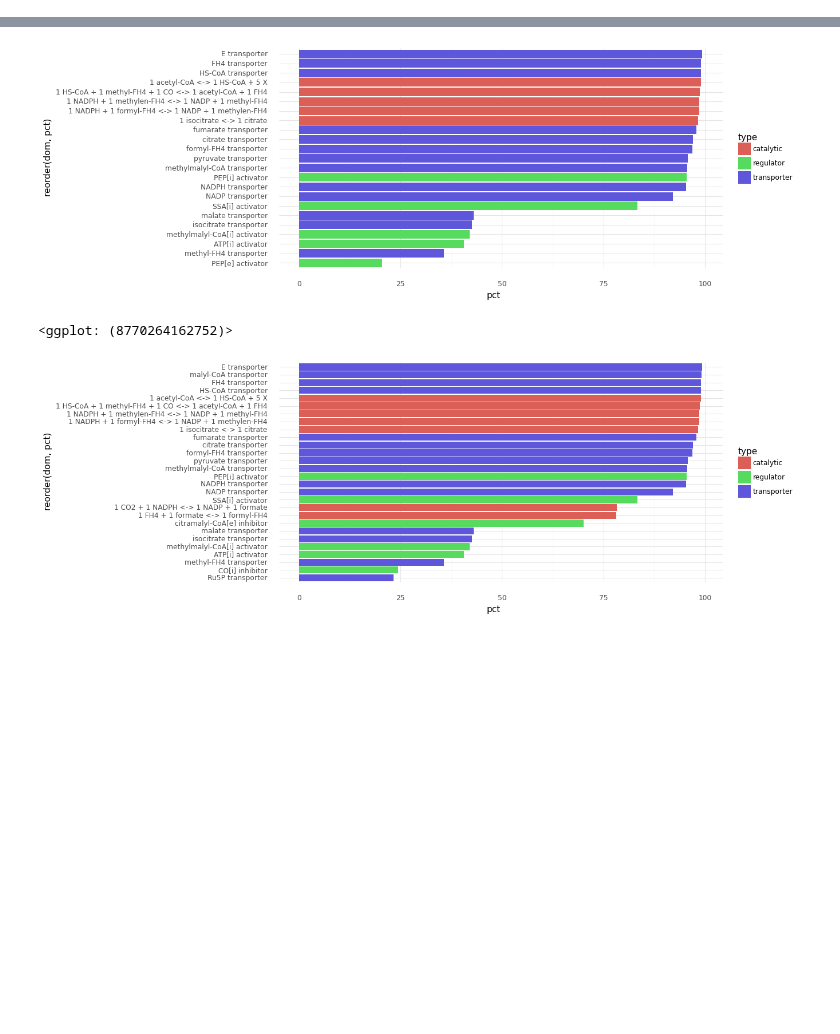
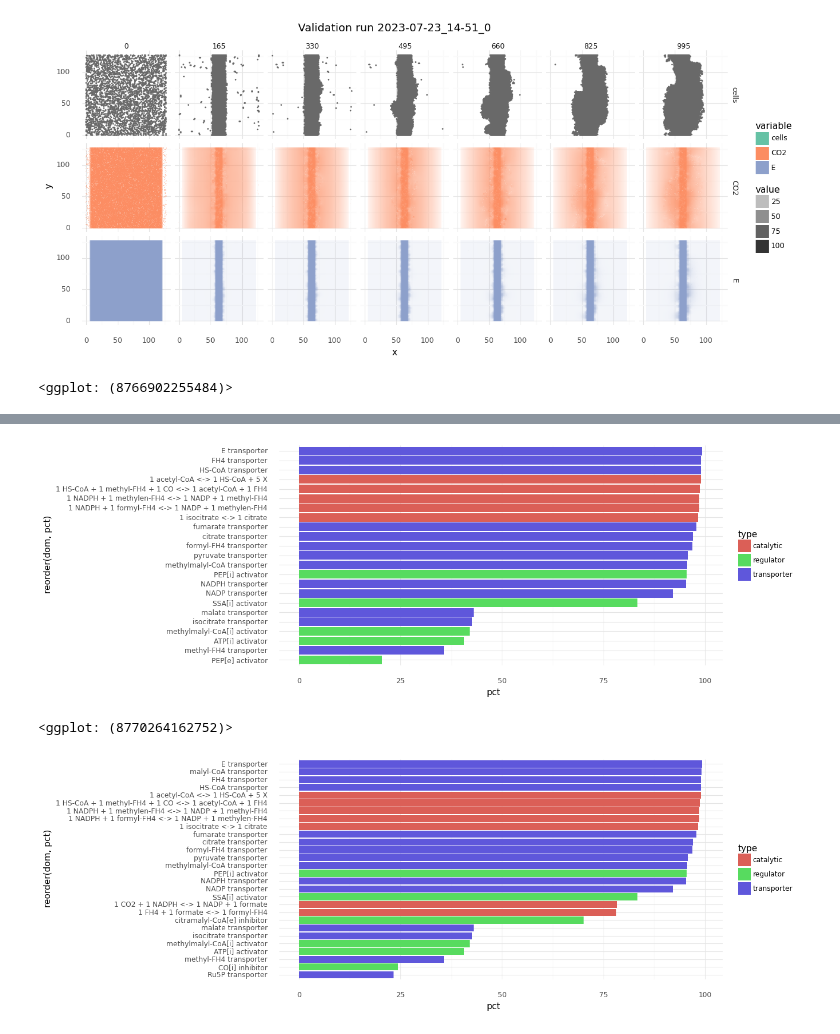
Before and after one commit to mRcSchwering/luca, a Jupyter notebook: e1_co2_fixing/WL_training.ipynb, the cells around one changed output, grey strips where cells are left out. Drawn from its saved outputs; the diff is of its cells as text; code cells hidden in the pictures; blank space fills up the shorter version.

```diff
--- a/e1_co2_fixing/WL_training.ipynb
+++ b/e1_co2_fixing/WL_training.ipynb
@@ -14,0 +132,63 @@ world = ms.World.from_file(rundir=RUNS_DIR)
+# %%
+n = 6
+name = "2023-07-23_14-51_0"
+molecules = ["CO2", "E"]
+
+i = world.chemistry.molname_2_idx["CO"]
+xs, ys = (world.molecule_map[i] > 0.0).argwhere().T.tolist()
+vals = world.molecule_map[i, xs, ys].tolist()
+for x, y, d in zip(xs, ys, vals):
+    records.append({"x": x, "y": y, "CO": d})
+
+
+records = []
+for _, row in hparams.loc[hparams["name"] == name].iterrows():
+    rundir = RUNS_DIR / row["name"]
+    steps = util.find_steps(rundir=rundir)
+
+    d, r = divmod(len(steps), n)
+    sample_steps = [steps[i * d] for i in range(n)]
+    if r > 0:
+        sample_steps.append(steps[-1])
+
+    for step in sample_steps:
+        world.load_state(statedir=rundir / f"step={step}", ignore_cell_params=True)
+
+        xs = world.cell_positions[:, 0].tolist()
+        ys = world.cell_positions[:, 1].tolist()
+        for x, y in zip(xs, ys):
+            records.append({
+                "x": x,
+                "y": y,
+                "step": step,
+                "variable": "cells"
+            })
+
+        for molname in molecules:
+            mi = world.chemistry.molname_2_idx[molname]
+            xs, ys = (world.molecule_map[mi] > 0.0).argwhere().T.tolist()
+            vals = world.molecule_map[mi, xs, ys].tolist()
+            for x, y, d in zip(xs, ys, vals):
+                records.append({
+                    "x": x,
+                    "y": y,
+                    "step": step,
+                    "value": d,
+                    "variable": molname
+                })
+
+df = pd.DataFrame.from_records(records)
+df["variable"] = pd.Categorical(df["variable"], categories=["cells"] + molecules)
+
+axis_lims = (0, world.map_size)
+(ggplot(df)
+    + geom_point(aes(y="y", x="x"), size=0.1, color="dimgray", data=df[df["variable"] == "cells"])
+    + geom_tile(aes(y="y", x="x", alpha="value", fill="variable"), data=df[df["variable"] != "cells"])
+    + coord_fixed(ratio=1, xlim=axis_lims, ylim=axis_lims)
+    + scale_fill_brewer(type="Qualitative", palette="Set2")
+    + facet_grid("variable ~ step")
+    + ggtitle(f"Validation run {name}")
+    + theme(figure_size=(14, 9)))
+# %% [output]
+[figure, added]
+<ggplot: (8766902255484)>
```
Also changed, not shown: parts of 23 cells of this notebook, 1 other file.
